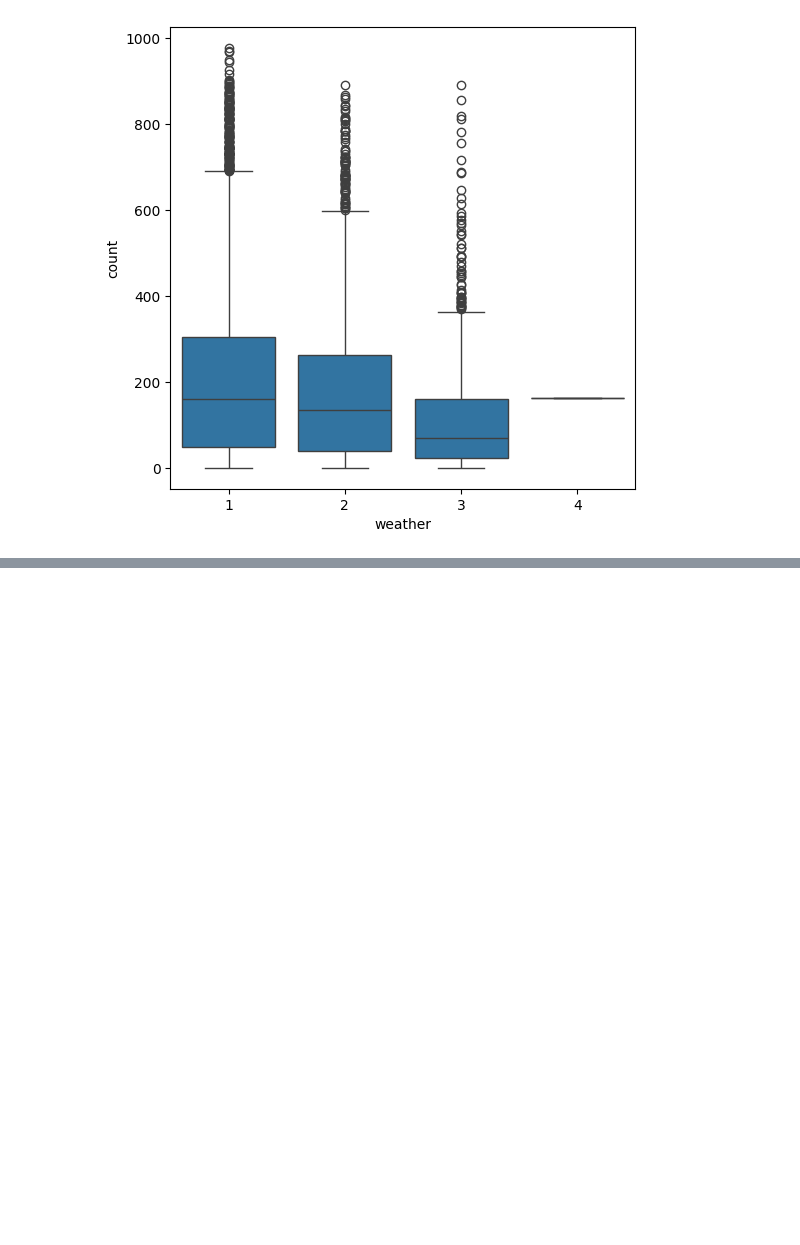
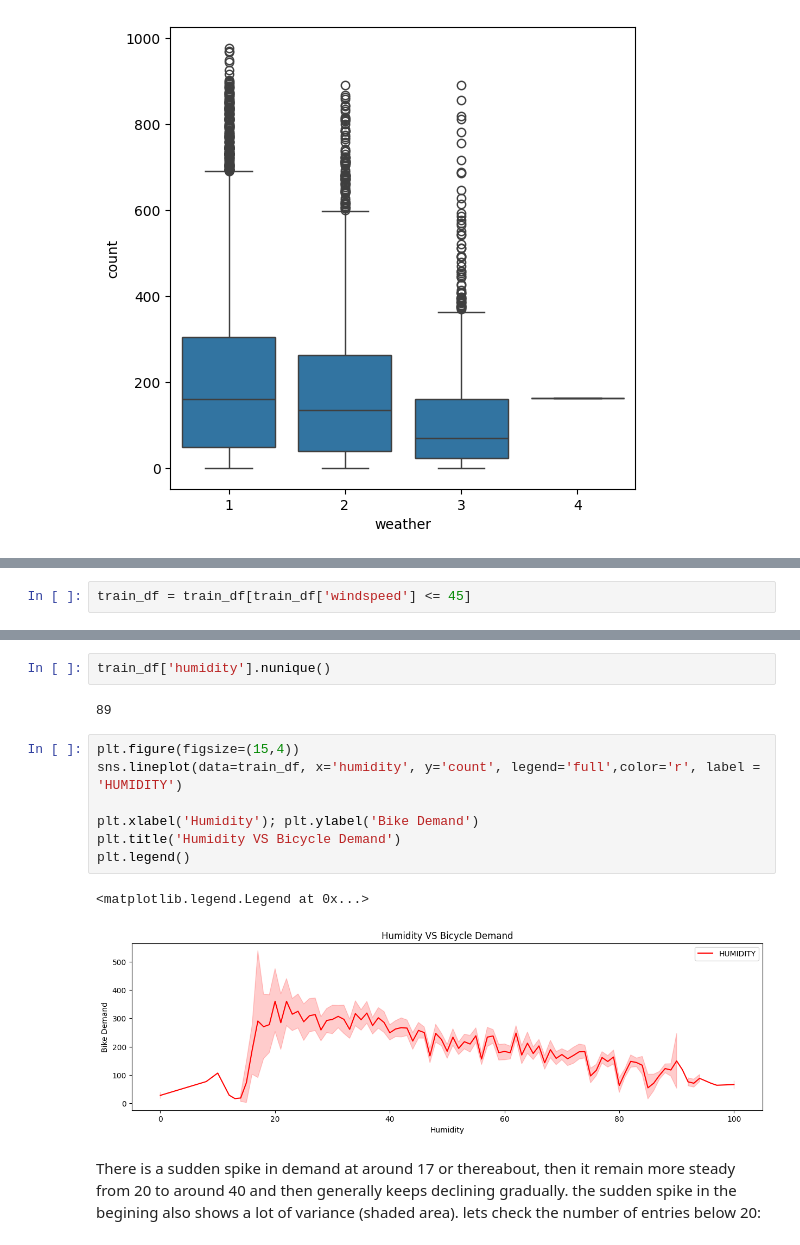
Before and after one commit to Mainasaid/Bike-demand-prediction, a Jupyter notebook: project.ipynb, the cells around one changed output, grey strips where cells are left out. Cells and saved outputs as stored; diff of their text form; blank space fills up the shorter version.

```diff
--- a/project.ipynb
+++ b/project.ipynb
@@ -414,0 +515,2 @@ Now lets work on holiday and then humidity, which has the highest negative corre
+# %%
+train_df = train_df[train_df['windspeed'] <= 45]
@@ -414,0 +550,16 @@ Now lets work on holiday and then humidity, which has the highest negative corre
+# %%
+train_df['humidity'].nunique()
+# %% [output]
+89
+# %%
+plt.figure(figsize=(15,4))
+sns.lineplot(data=train_df, x='humidity', y='count', legend='full',color='r', label = 'HUMIDITY')
+
+plt.xlabel('Humidity'); plt.ylabel('Bike Demand')
+plt.title('Humidity VS Bicycle Demand')
+plt.legend()
+# %% [output]
+<matplotlib.legend.Legend at 0x...>
+[figure, added]
+# %% [markdown]
+There is a sudden spike in demand at around 17 or thereabout, then it remain more steady from 20 to around 40 and then generally keeps declining gradually. the sudden spike in the begining also shows a lot of variance (shaded area). lets check the number of entries below 20:
```
Also changed, not shown: parts of 39 cells of this notebook.
